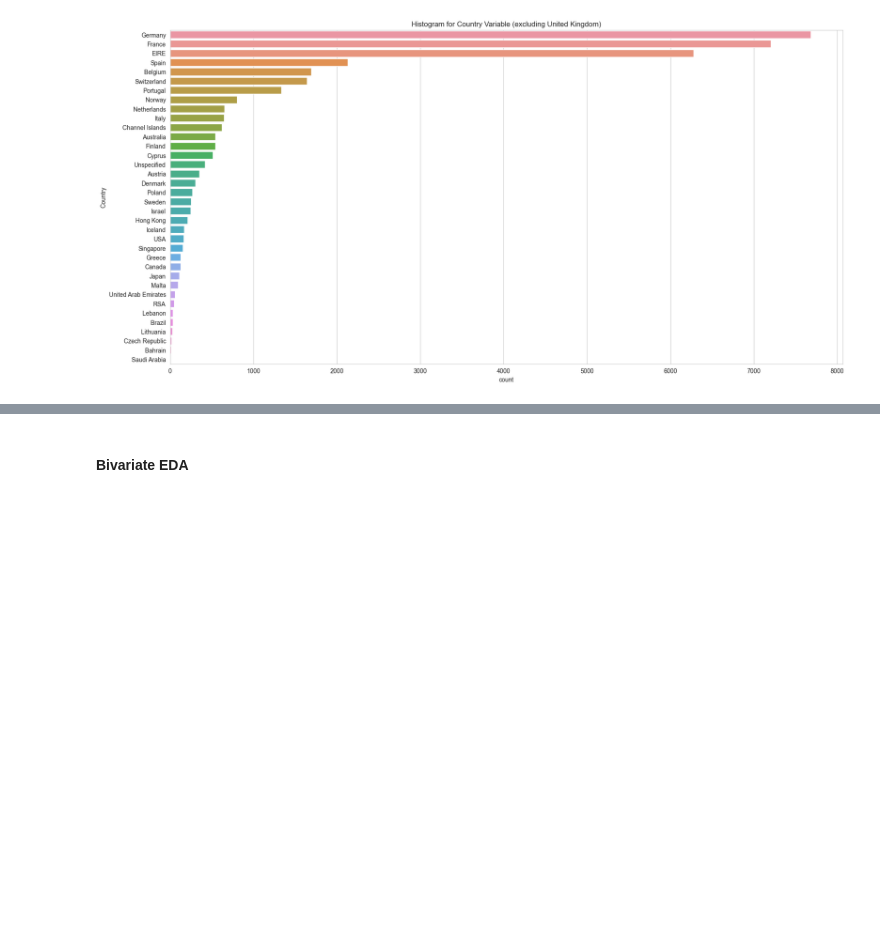
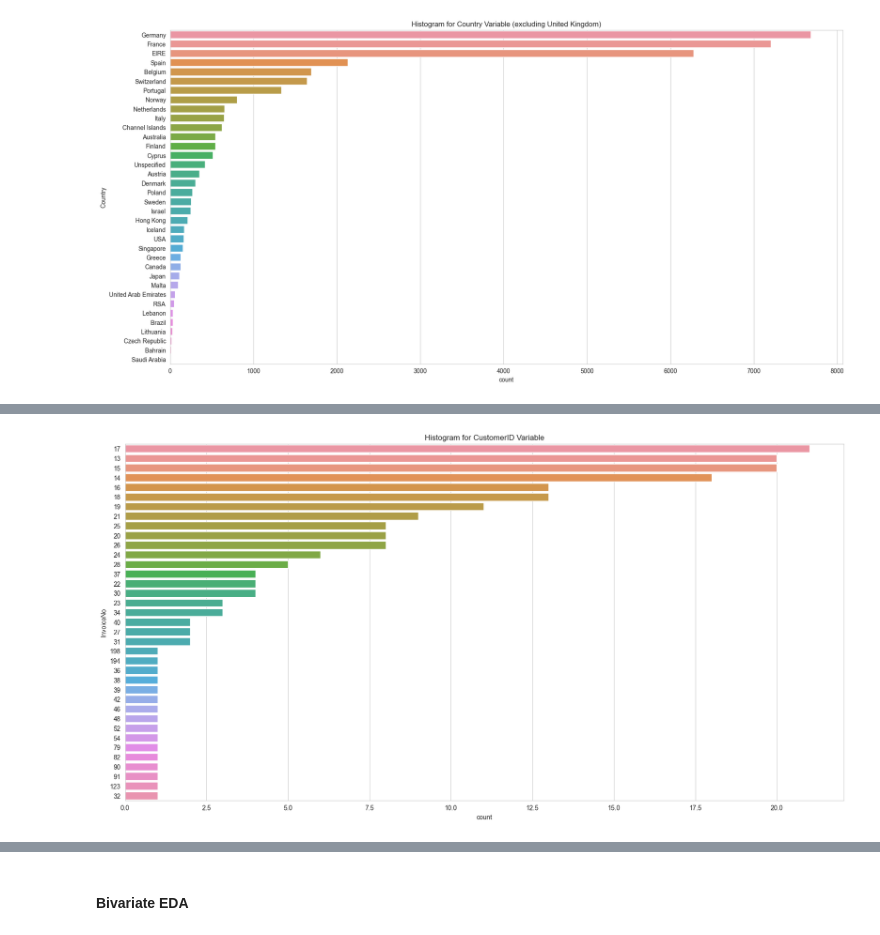
Before and after one commit to xxashwoodxx/Retail, a Jupyter notebook: Assignment 2 FarTrend.ipynb, the cells around one changed output, grey strips where cells are left out. Drawn from its saved outputs; the diff is of its cells as text; code cells hidden in the pictures; blank space fills up the shorter version.

Commit message:
Data Cleaning done

```diff
--- a/Assignment 2 FarTrend.ipynb
+++ b/Assignment 2 FarTrend.ipynb
@@ -525,0 +551,12 @@ plt.show()
+# %%
+customer_count = eda_final.groupby('CustomerID').nunique().reset_index()
+customer_count = customer_count.nlargest(n=200, columns="InvoiceNo")
+
+order = customer_count['InvoiceNo'].value_counts().index
+
+plt.figure(figsize=(20,10))
+sns.countplot(data=customer_count, y="InvoiceNo", order=order).set_title("Histogram for CustomerID Variable")
+
+plt.show()
+# %% [output]
+[figure, added]
```
Also changed, not shown: parts of 9 cells of this notebook.
